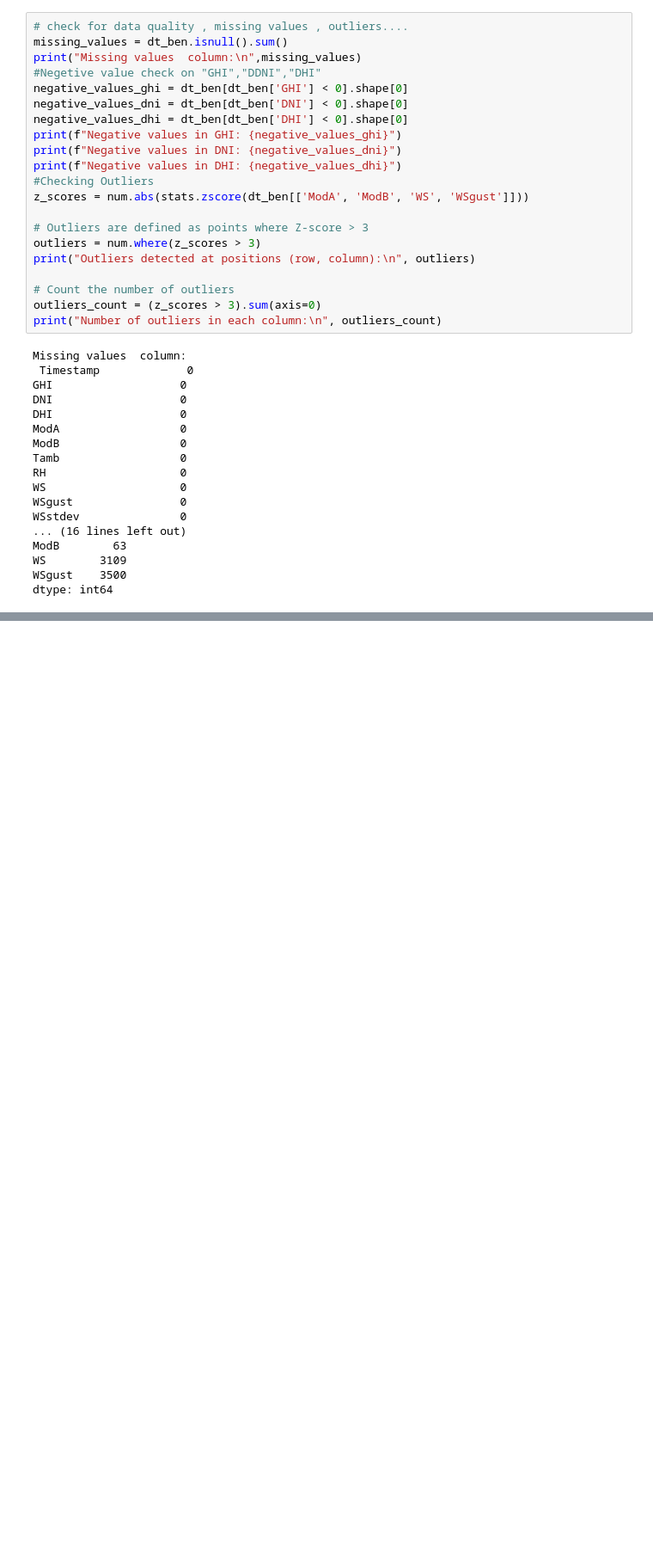
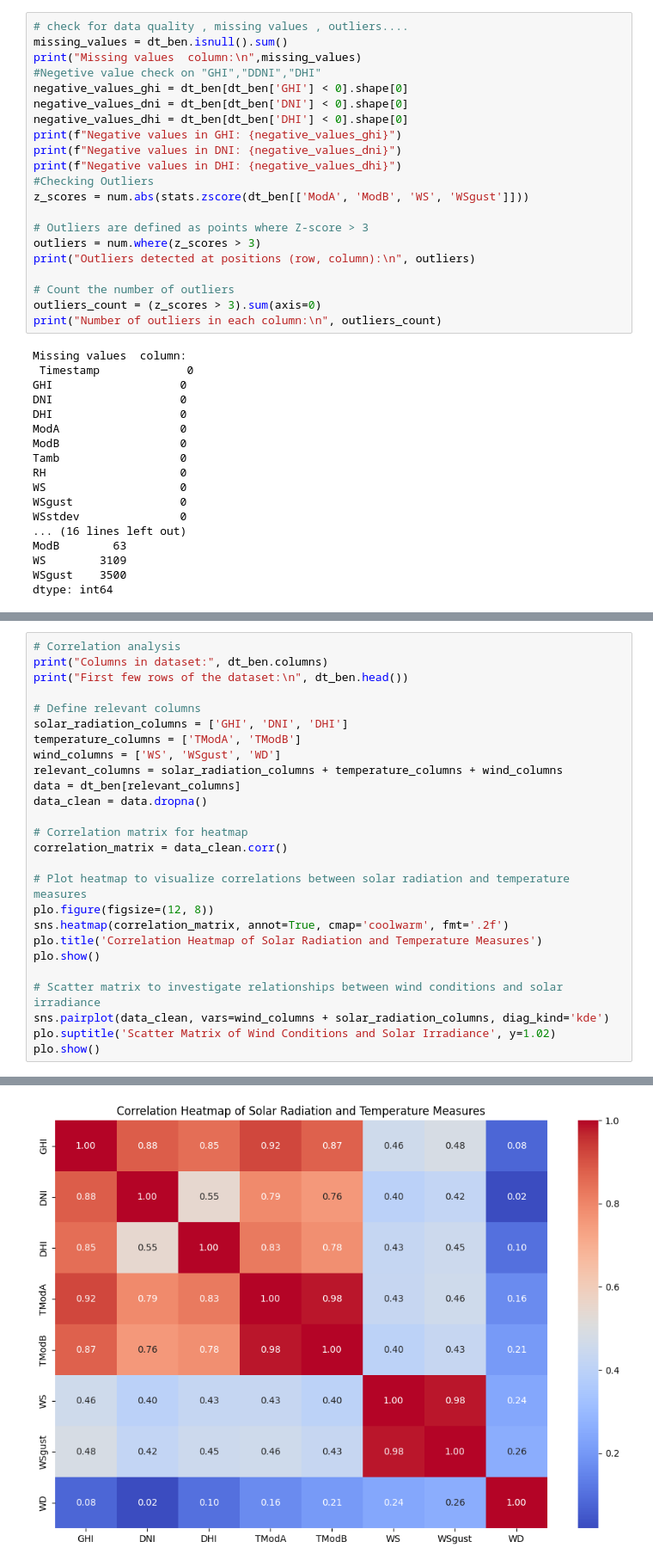
Before and after one commit to Ethel-Star/W01Test01Eth, a Jupyter notebook: notebooks/EtEDA.ipynb, the cells around one changed output, grey strips where cells are left out. Shown at 86% size. Drawn from its saved outputs; the diff is of its cells as text; blank space fills up the shorter version.

```diff
--- a/notebooks/EtEDA.ipynb
+++ b/notebooks/EtEDA.ipynb
@@ -181,0 +186,27 @@ max    752.700000  751.000000
+# %%
+# Correlation analysis
+print("Columns in dataset:", dt_ben.columns)
+print("First few rows of the dataset:\n", dt_ben.head())
+
+# Define relevant columns
+solar_radiation_columns = ['GHI', 'DNI', 'DHI']
+temperature_columns = ['TModA', 'TModB']
+wind_columns = ['WS', 'WSgust', 'WD']
+relevant_columns = solar_radiation_columns + temperature_columns + wind_columns
+data = dt_ben[relevant_columns]
+data_clean = data.dropna()
+
+# Correlation matrix for heatmap
+correlation_matrix = data_clean.corr()
+
+# Plot heatmap to visualize correlations between solar radiation and temperature measures
+plo.figure(figsize=(12, 8))
+sns.heatmap(correlation_matrix, annot=True, cmap='coolwarm', fmt='.2f')
+plo.title('Correlation Heatmap of Solar Radiation and Temperature Measures')
+plo.show()
+
+# Scatter matrix to investigate relationships between wind conditions and solar irradiance
+sns.pairplot(data_clean, vars=wind_columns + solar_radiation_columns, diag_kind='kde')
+plo.suptitle('Scatter Matrix of Wind Conditions and Solar Irradiance', y=1.02)
+plo.show()
+# %% [output]
@@ -181,0 +230 @@ max    752.700000  751.000000
+[figure, added]
```
Also changed, not shown: parts of 4 cells of this notebook.
